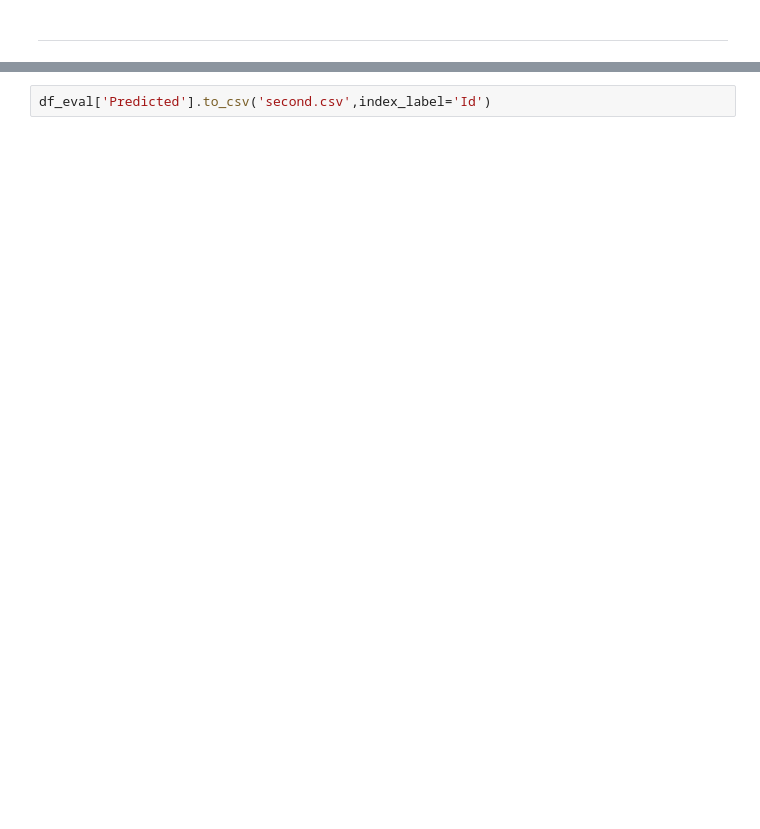
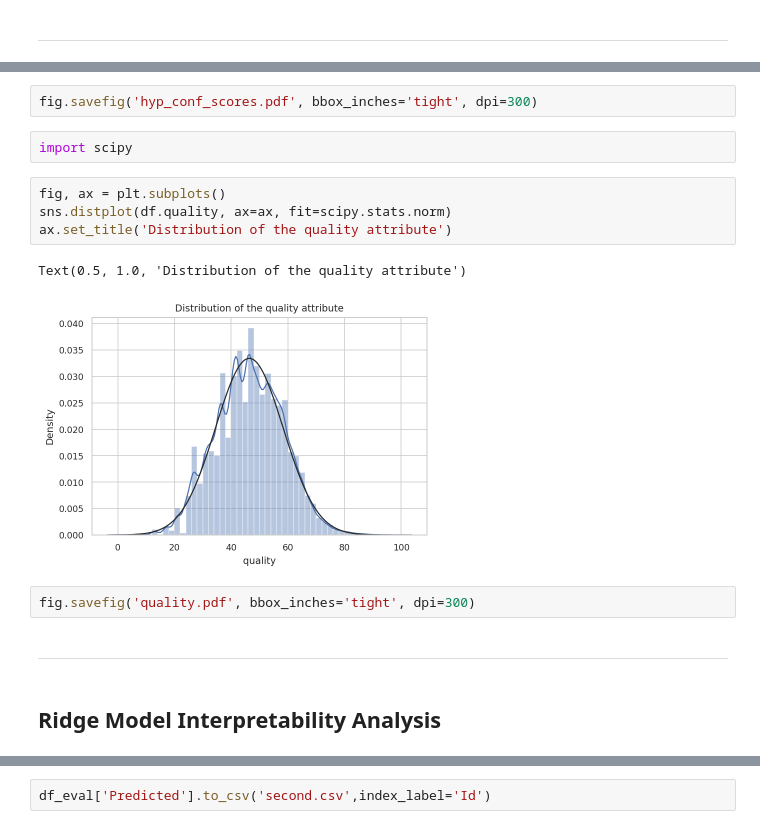
Before and after one commit to mrandri19/polito2020-data-science-lab, a Jupyter notebook: Final Project/FinalProjectEnsemble.ipynb, the cells around one changed output, grey strips where cells are left out. Drawn from its saved outputs; the diff is of its cells as text; blank space fills up the shorter version.

```diff
--- a/Final Project/FinalProjectEnsemble.ipynb
+++ b/Final Project/FinalProjectEnsemble.ipynb
@@ -137,0 +223,17 @@ Mean R² score: 0.740 ± 0.010
+# %%
+fig.savefig('hyp_conf_scores.pdf', bbox_inches='tight', dpi=300)
+# %%
+import scipy
+# %%
+fig, ax = plt.subplots()
+sns.distplot(df.quality, ax=ax, fit=scipy.stats.norm)
+ax.set_title('Distribution of the quality attribute')
+# %% [output]
+Text(0.5, 1.0, 'Distribution of the quality attribute')
+[figure, added]
+# %%
+fig.savefig('quality.pdf', bbox_inches='tight', dpi=300)
+# %% [markdown]
+---
+# %% [markdown]
+## Ridge Model Interpretability Analysis
```
Also changed, not shown: parts of 62 cells of this notebook, 3 other files.
